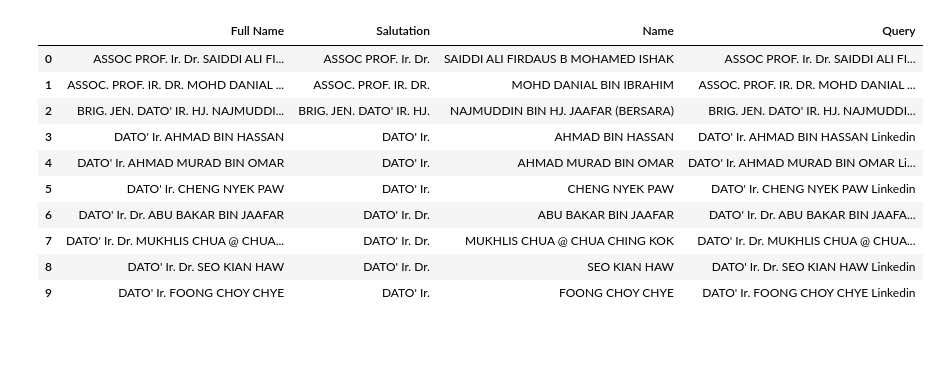
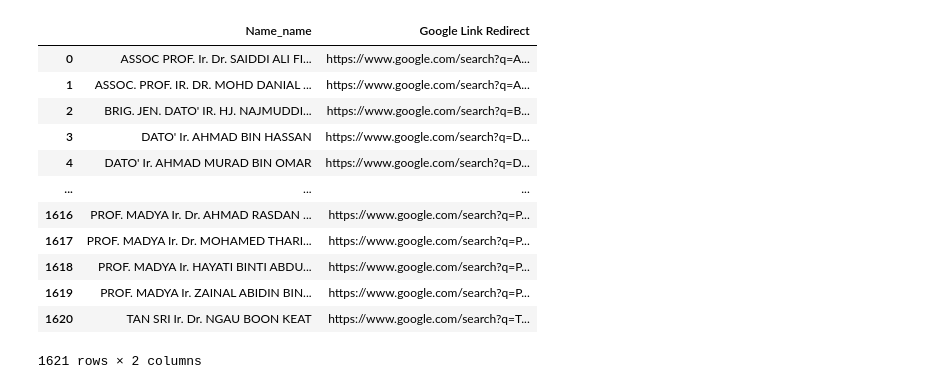
Before and after one commit to maeltwosinggit/My-Projects, a Jupyter notebook: Project 4 - Webscrape/LinkedInProfileScraper.ipynb, the cells around one changed output. Saved outputs shown, nothing was run; the diff lists cells and outputs as text; code cells hidden in the pictures; blank space fills up the shorter version.

```diff
--- a/Project 4 - Webscrape/LinkedInProfileScraper.ipynb
+++ b/Project 4 - Webscrape/LinkedInProfileScraper.ipynb
@@ -46,18 +9,18 @@ def get_first_google_link(query):
 # %%
 # Read the CSV file into a pandas DataFrame
-df = pd.read_excel('salutation_seperated.xlsx')
-df['Query'] = df['Full Name'] + ' Linkedin'
-df1 = df.head(10)
-df1
+df = pd.read_csv('bem_mechanical_PE_Practicing_Certificate_List.csv')
+df
 # %% [output]
-|  | Full Name | Salutation | Name | Query |
-| 0 | ASSOC PROF. Ir. Dr. SAIDDI ALI FI... | ASSOC PROF. Ir. Dr. | SAIDDI ALI FIRDAUS B MOHAMED ISHAK | ASSOC PROF. Ir. Dr. SAIDDI ALI FI... |
-| 1 | ASSOC. PROF. IR. DR. MOHD DANIAL ... | ASSOC. PROF. IR. DR. | MOHD DANIAL BIN IBRAHIM | ASSOC. PROF. IR. DR. MOHD DANIAL ... |
-| 2 | BRIG. JEN. DATO' IR. HJ. NAJMUDDI... | BRIG. JEN. DATO' IR. HJ. | NAJMUDDIN BIN HJ. JAAFAR (BERSARA) | BRIG. JEN. DATO' IR. HJ. NAJMUDDI... |
-| 3 | DATO' Ir. AHMAD BIN HASSAN | DATO' Ir. | AHMAD BIN HASSAN | DATO' Ir. AHMAD BIN HASSAN Linkedin |
-| 4 | DATO' Ir. AHMAD MURAD BIN OMAR | DATO' Ir. | AHMAD MURAD BIN OMAR | DATO' Ir. AHMAD MURAD BIN OMAR Li... |
-| 5 | DATO' Ir. CHENG NYEK PAW | DATO' Ir. | CHENG NYEK PAW | DATO' Ir. CHENG NYEK PAW Linkedin |
-| 6 | DATO' Ir. Dr. ABU BAKAR BIN JAAFAR | DATO' Ir. Dr. | ABU BAKAR BIN JAAFAR | DATO' Ir. Dr. ABU BAKAR BIN JAAFA... |
-| 7 | DATO' Ir. Dr. MUKHLIS CHUA @ CHUA... | DATO' Ir. Dr. | MUKHLIS CHUA @ CHUA CHING KOK | DATO' Ir. Dr. MUKHLIS CHUA @ CHUA... |
-| 8 | DATO' Ir. Dr. SEO KIAN HAW | DATO' Ir. Dr. | SEO KIAN HAW | DATO' Ir. Dr. SEO KIAN HAW Linkedin |
-| 9 | DATO' Ir. FOONG CHOY CHYE | DATO' Ir. | FOONG CHOY CHYE | DATO' Ir. FOONG CHOY CHYE Linkedin |
+|  | Name_name | Google Link Redirect |
+| 0 | ASSOC PROF. Ir. Dr. SAIDDI ALI FI... | https://www.google.com/search?q=A... |
+| 1 | ASSOC. PROF. IR. DR. MOHD DANIAL ... | https://www.google.com/search?q=A... |
+| 2 | BRIG. JEN. DATO' IR. HJ. NAJMUDDI... | https://www.google.com/search?q=B... |
+| 3 | DATO' Ir. AHMAD BIN HASSAN | https://www.google.com/search?q=D... |
+| 4 | DATO' Ir. AHMAD MURAD BIN OMAR | https://www.google.com/search?q=D... |
+| ... | ... | ... |
+| 1616 | PROF. MADYA Ir. Dr. AHMAD RASDAN ... | https://www.google.com/search?q=P... |
+| 1617 | PROF. MADYA Ir. Dr. MOHAMED THARI... | https://www.google.com/search?q=P... |
+| 1618 | PROF. MADYA Ir. HAYATI BINTI ABDU... | https://www.google.com/search?q=P... |
+| 1619 | PROF. MADYA Ir. ZAINAL ABIDIN BIN... | https://www.google.com/search?q=P... |
+| 1620 | TAN SRI Ir. Dr. NGAU BOON KEAT | https://www.google.com/search?q=T... |
+1621 rows × 2 columns
```
Also changed, not shown: parts of 10 cells of this notebook, 7 other files.
